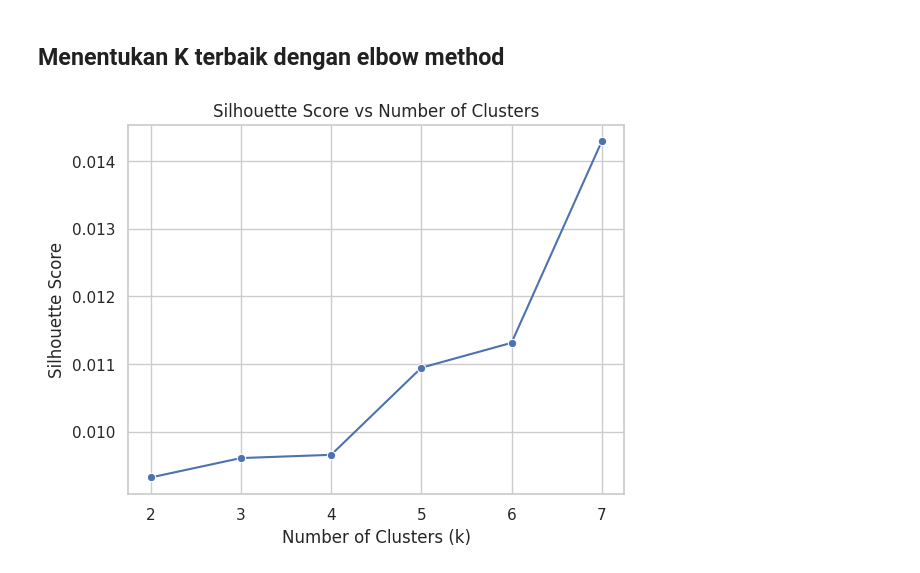
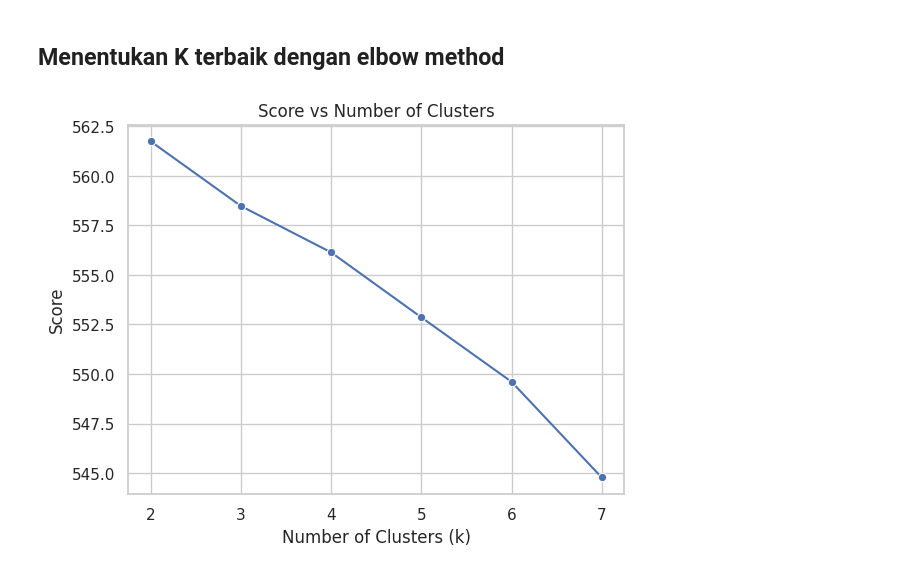
Before and after one commit to notnsas/cautious-eureka, a Jupyter notebook: TF_IDF_KMEAN.ipynb, the cells around one changed output. Drawn from its saved outputs; the diff is of its cells as text; code cells hidden in the pictures.

Commit message:
Nambah visualisi dan penutupan kodibg

```diff
--- a/TF_IDF_KMEAN.ipynb
+++ b/TF_IDF_KMEAN.ipynb
@@ -191,7 +189,7 @@ NameError: name 'kmeans' is not defined
 K = range(2, 8)
 fits = []
 score = []
-
+# score_sil = []
 
 for k in K:
     # train the model for current value of k on training data
@@ -201,19 +199,20 @@ for k in K:
     fits.append(model)
 
     # Append the silhouette score to scores
-    score.append(silhouette_score(X_train, model.labels_, metric='euclidean'))
+    score.append(model.inertia_)
+    # score_sil.append(silhouette_score(X_train, model.labels_, metric='euclidean'))
 # %% [markdown]
 ## **Menentukan K terbaik dengan elbow method**
 # %%
 import seaborn as sns
 import matplotlib.pyplot as plt
 
 # Assuming K and score are already defined
 sns.set(style='whitegrid')
 sns.lineplot(x=K, y=score, marker='o')
 plt.xlabel('Number of Clusters (k)')
-plt.ylabel('Silhouette Score')
-plt.title('Silhouette Score vs Number of Clusters')
+plt.ylabel('Score')
+plt.title('Score vs Number of Clusters')
 plt.show()
 # %% [output]
-[figure, old version]
+[figure, new version]
```
Also changed, not shown: parts of 8 cells of this notebook.
